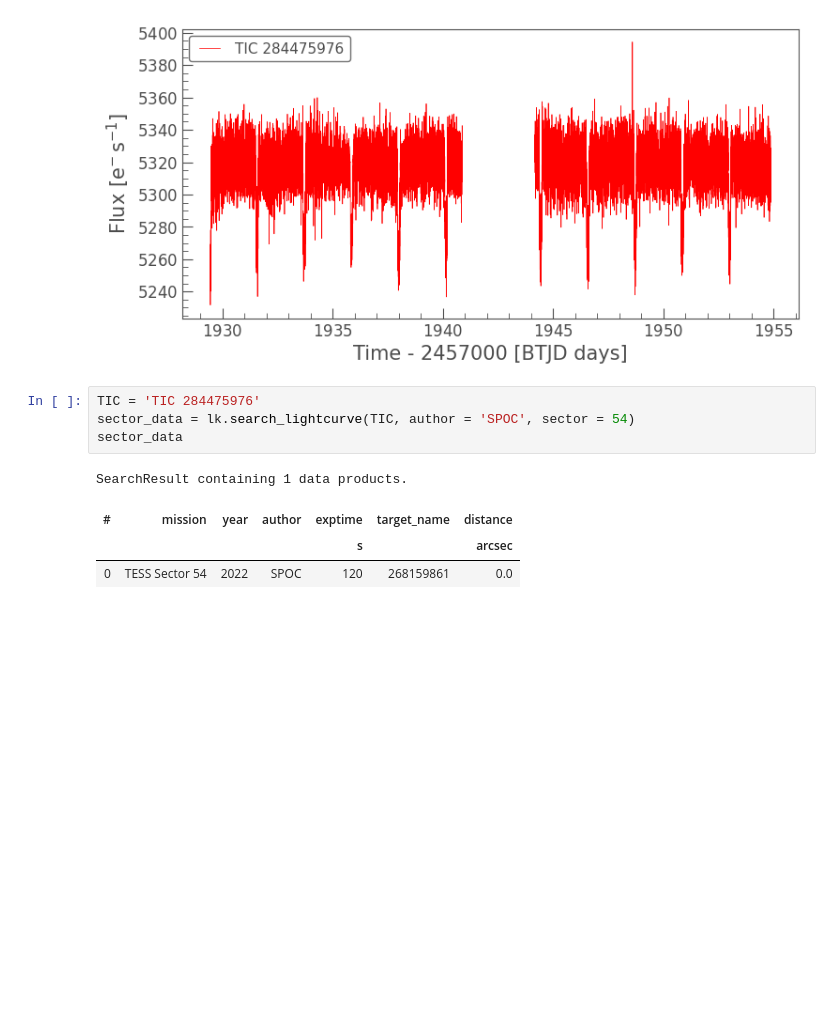
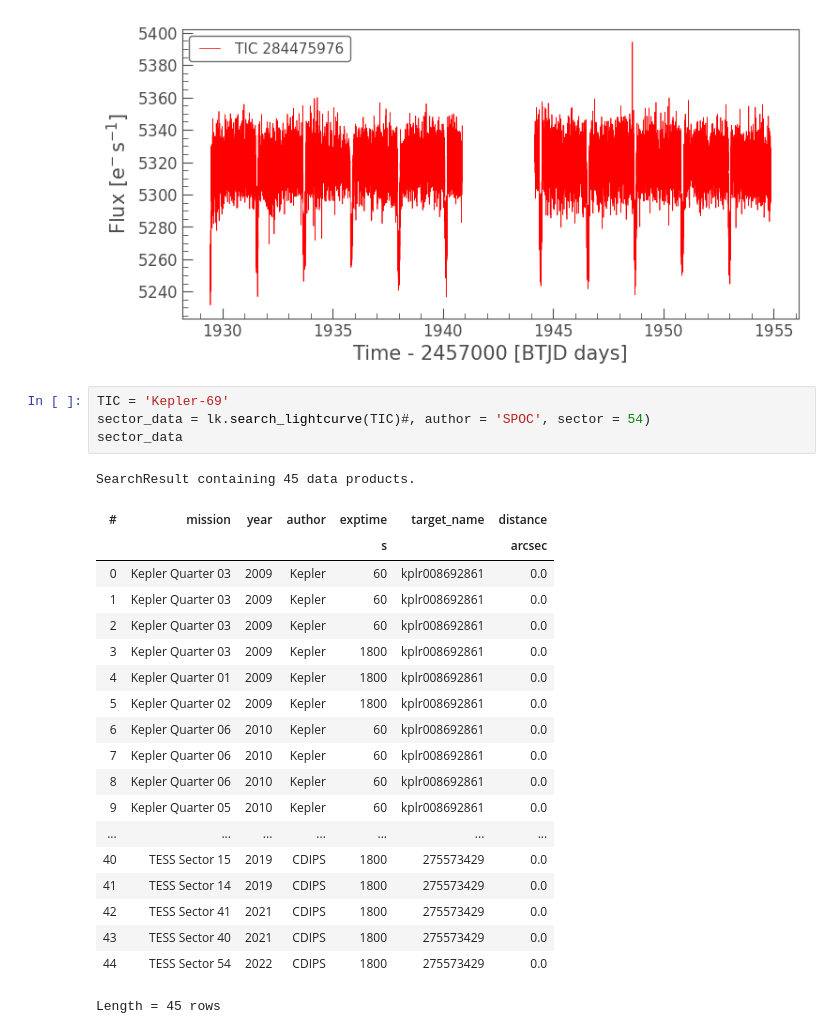
Before and after one commit to Signal-K/sytizen, a Jupyter notebook: Exoplanet Finder.ipynb, the cells around one changed output. Drawn from its saved outputs; the diff is of its cells as text; blank space fills up the shorter version.

```diff
--- a/Exoplanet Finder.ipynb
+++ b/Exoplanet Finder.ipynb
@@ -38,14 +45,30 @@ lc.plot(color = 'red')
 <Axes: xlabel='Time - 2457000 [BTJD days]', ylabel='Flux [$\\mathrm{e^{-}\\,s^{-1}}$]'>
 [figure]
 # %%
-TIC = 'TIC 284475976'
-sector_data = lk.search_lightcurve(TIC, author = 'SPOC', sector = 54)
+TIC = 'Kepler-69'
+sector_data = lk.search_lightcurve(TIC)#, author = 'SPOC', sector = 54)
 sector_data
 # %% [output]
-SearchResult containing 1 data products.
+SearchResult containing 45 data products.
 | # | mission | year | author | exptime | target_name | distance |
 |  |  |  |  | s |  | arcsec |
-| 0 | TESS Sector 54 | 2022 | SPOC | 120 | 268159861 | 0.0 |
+| 0 | Kepler Quarter 03 | 2009 | Kepler | 60 | kplr008692861 | 0.0 |
+| 1 | Kepler Quarter 03 | 2009 | Kepler | 60 | kplr008692861 | 0.0 |
+| 2 | Kepler Quarter 03 | 2009 | Kepler | 60 | kplr008692861 | 0.0 |
+| 3 | Kepler Quarter 03 | 2009 | Kepler | 1800 | kplr008692861 | 0.0 |
+| 4 | Kepler Quarter 01 | 2009 | Kepler | 1800 | kplr008692861 | 0.0 |
+| 5 | Kepler Quarter 02 | 2009 | Kepler | 1800 | kplr008692861 | 0.0 |
+| 6 | Kepler Quarter 06 | 2010 | Kepler | 60 | kplr008692861 | 0.0 |
+| 7 | Kepler Quarter 06 | 2010 | Kepler | 60 | kplr008692861 | 0.0 |
+| 8 | Kepler Quarter 06 | 2010 | Kepler | 60 | kplr008692861 | 0.0 |
+| 9 | Kepler Quarter 05 | 2010 | Kepler | 60 | kplr008692861 | 0.0 |
+| ... | ... | ... | ... | ... | ... | ... |
+| 40 | TESS Sector 15 | 2019 | CDIPS | 1800 | 275573429 | 0.0 |
+| 41 | TESS Sector 14 | 2019 | CDIPS | 1800 | 275573429 | 0.0 |
+| 42 | TESS Sector 41 | 2021 | CDIPS | 1800 | 275573429 | 0.0 |
+| 43 | TESS Sector 40 | 2021 | CDIPS | 1800 | 275573429 | 0.0 |
+| 44 | TESS Sector 54 | 2022 | CDIPS | 1800 | 275573429 | 0.0 |
+Length = 45 rows
 # %%
 lc = sector_data.download()
 lc.plot(color = 'blue', marker = '.', lw = 0)
```
Also changed, not shown: parts of 10 cells of this notebook, 1 other file.
